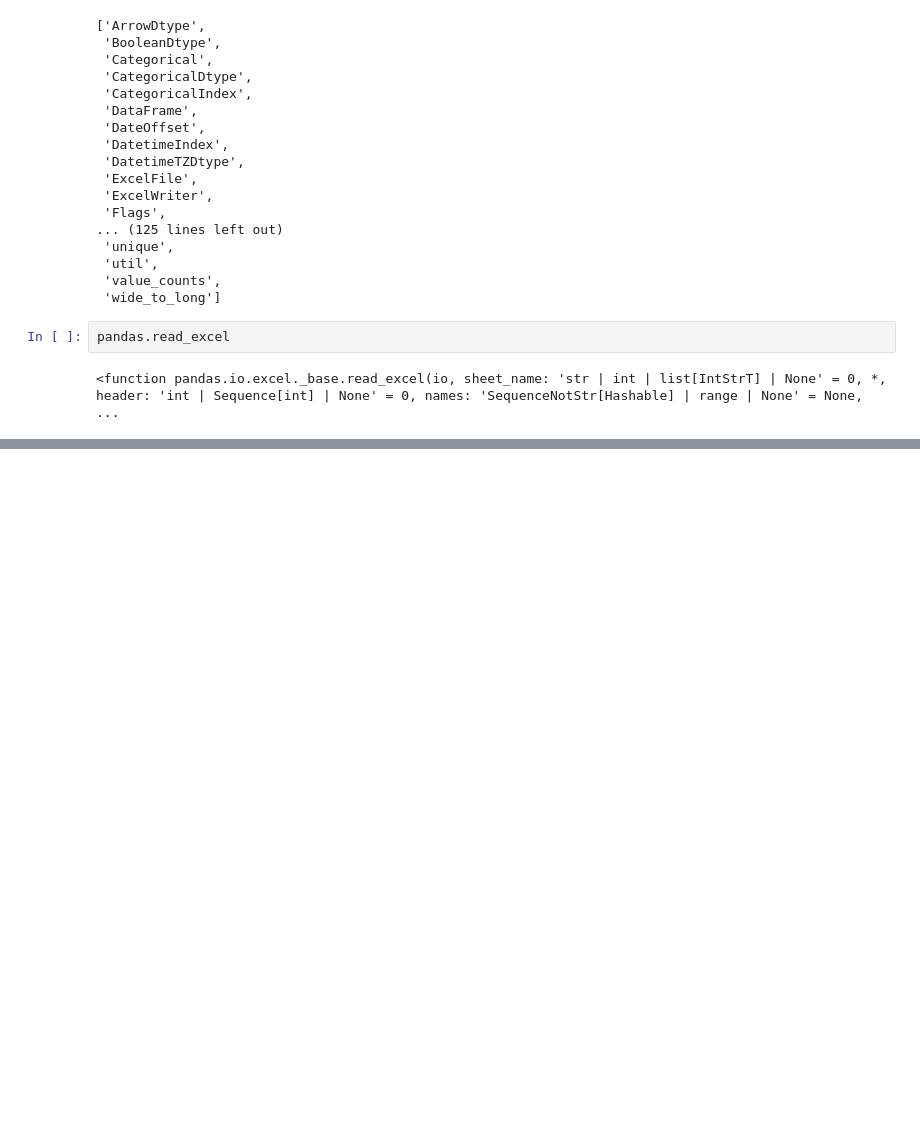
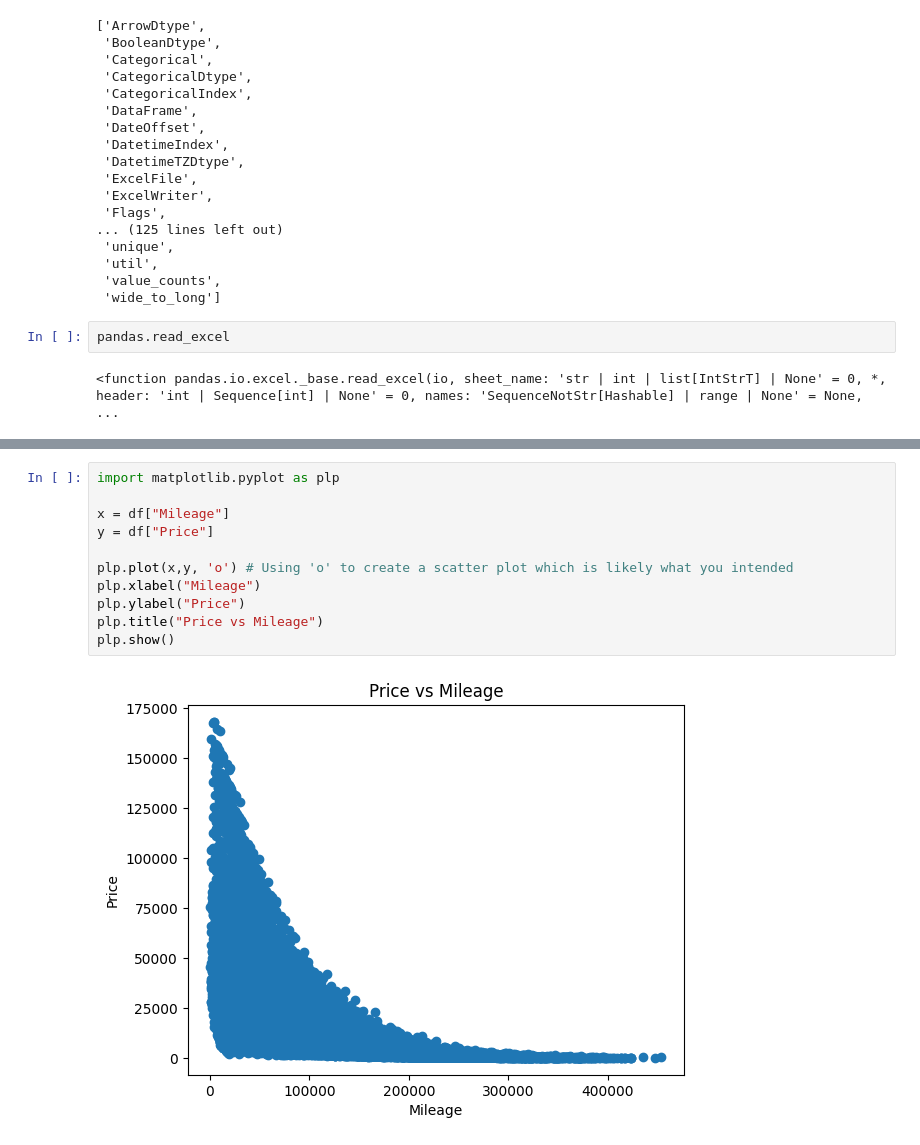
Before and after one commit to padmaganga/my-first-code, a Jupyter notebook: python_code_start_.ipynb, the cells around one changed output, grey strips where cells are left out. Cells and saved outputs as stored; diff of their text form; blank space fills up the shorter version.

```diff
--- a/python_code_start_.ipynb
+++ b/python_code_start_.ipynb
@@ -238,0 +441,13 @@ uploaded
+# %%
+import matplotlib.pyplot as plp
+
+x = df["Mileage"]
+y = df["Price"]
+
+plp.plot(x,y, 'o') # Using 'o' to create a scatter plot which is likely what you intended
+plp.xlabel("Mileage")
+plp.ylabel("Price")
+plp.title("Price vs Mileage")
+plp.show()
+# %% [output]
+[figure, added]
```
Also changed, not shown: parts of 21 cells of this notebook.
